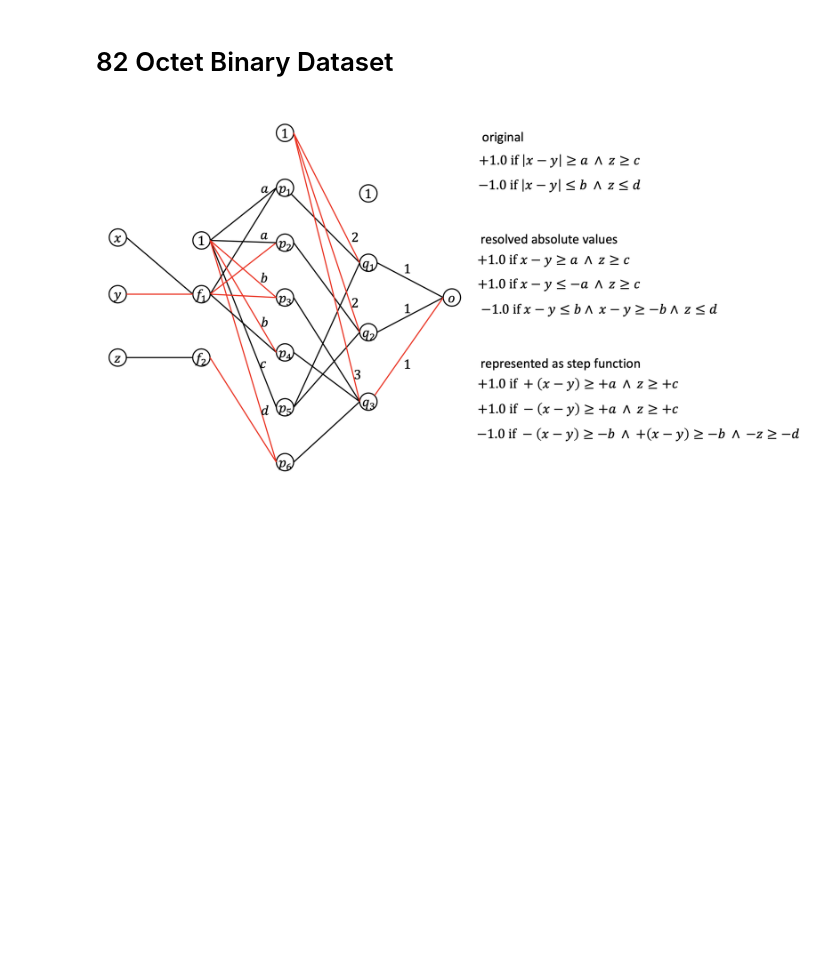
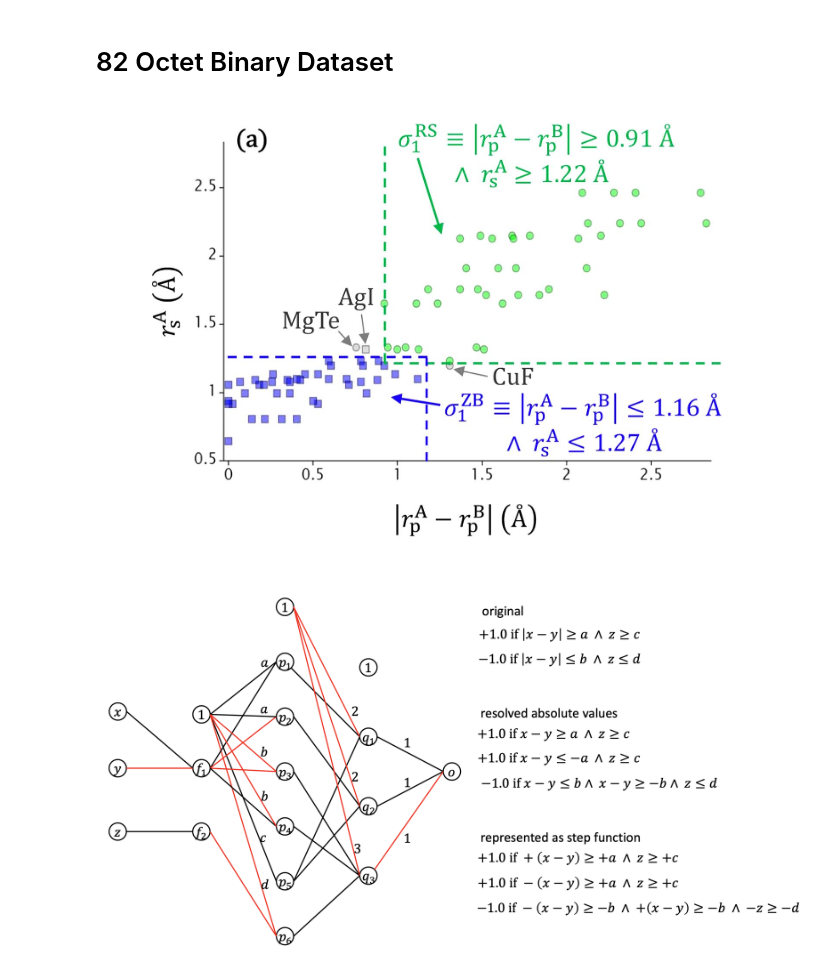
Before and after one commit to shahrzaddii/https---github.com-shahrzaddii-Sparsity, a Jupyter notebook: 82octet.ipynb, the cells around one changed output. Saved outputs shown, nothing was run; the diff lists cells and outputs as text; code cells hidden in the pictures; blank space fills up the shorter version.

```diff
--- a/82octet.ipynb
+++ b/82octet.ipynb
@@ -61,3 +53,8 @@ X_train, X_test, y_train, y_test = X[train_ind], X[test_ind], y[train_ind], y[te
+# %%
+from IPython import display
+display.Image("OctetBinaryPlot.png")
+# %% [output]
+[figure, added]
 # %%
 from IPython import display
 display.Image("OctetBinary.png")
```
Also changed, not shown: parts of 25 cells of this notebook, 1 other file.
